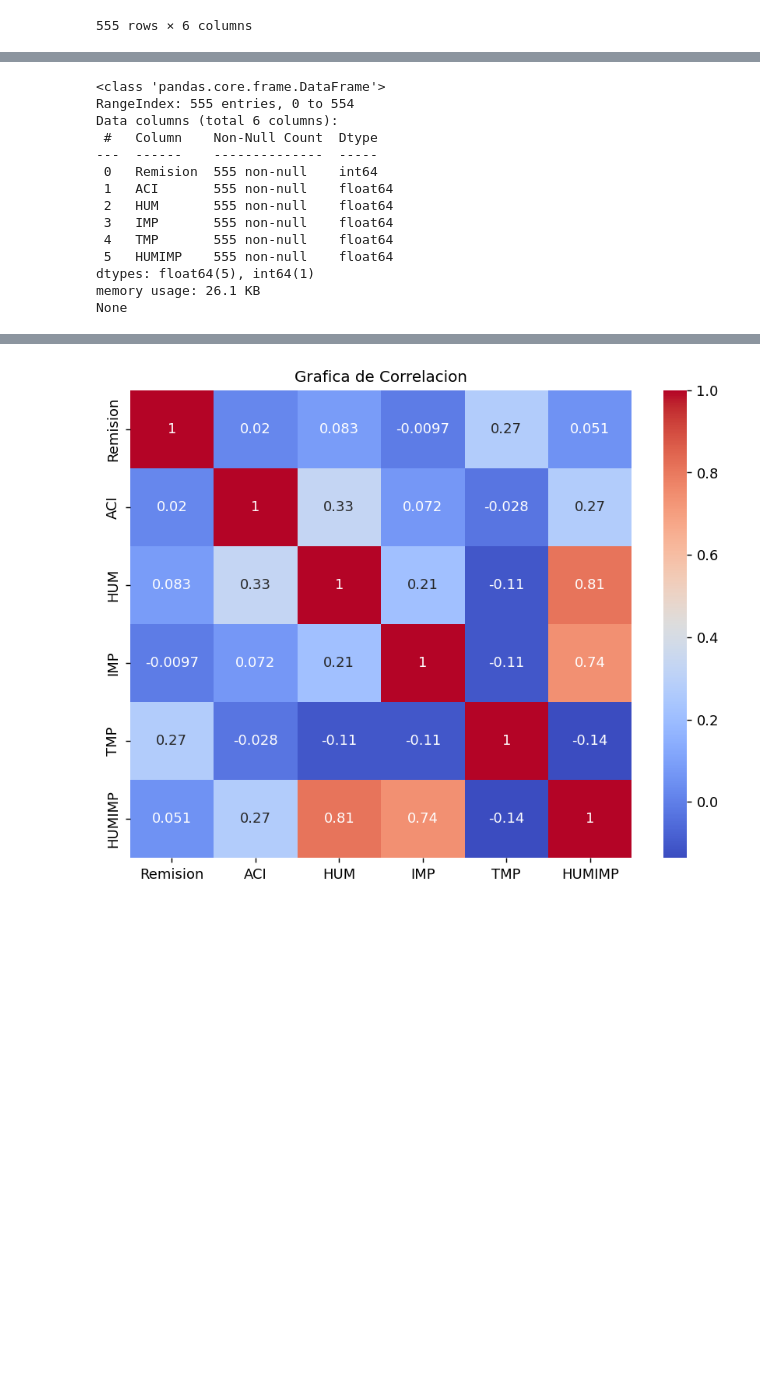
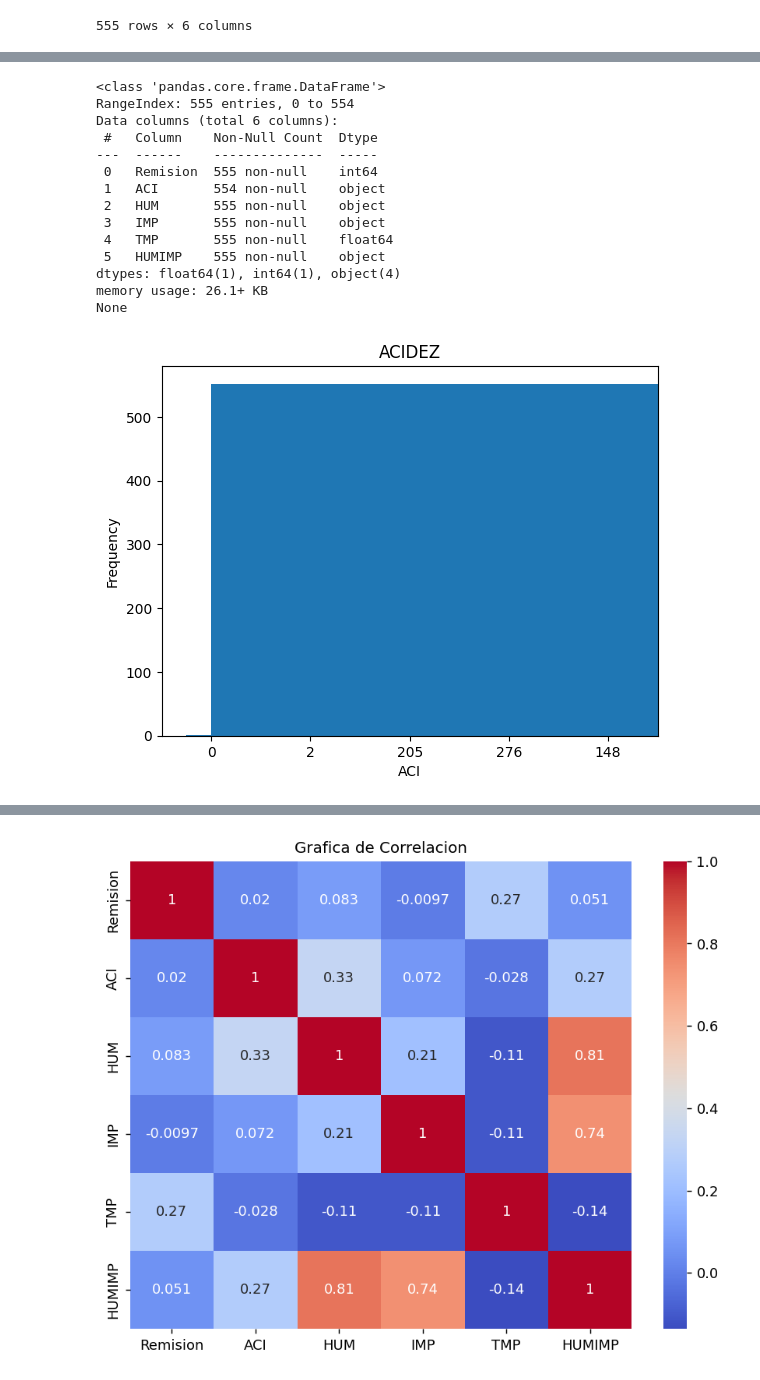
Before and after one commit to claudia-pixel/taller1, a Jupyter notebook: AnalisisBivariado.ipynb, the cells around one changed output, grey strips where cells are left out. Saved outputs shown, nothing was run; the diff lists cells and outputs as text; code cells hidden in the pictures; blank space fills up the shorter version.

```diff
--- a/AnalisisBivariado.ipynb
+++ b/AnalisisBivariado.ipynb
@@ -183,3 +210,5 @@ data
+# %%
+data['ACI'] = data['ACI'].str.replace('.', ',')
 # %%
 print(data.info())
 # %% [output]
@@ -189,11 +218,23 @@ Data columns (total 6 columns):
  #   Column    Non-Null Count  Dtype
 ---  ------    --------------  -----
  0   Remision  555 non-null    int64
- 1   ACI       555 non-null    float64
- 2   HUM       555 non-null    float64
- 3   IMP       555 non-null    float64
+ 1   ACI       554 non-null    object
+ 2   HUM       555 non-null    object
+ 3   IMP       555 non-null    object
  4   TMP       555 non-null    float64
- 5   HUMIMP    555 non-null    float64
-dtypes: float64(5), int64(1)
-memory usage: 26.1 KB
+ 5   HUMIMP    555 non-null    object
+dtypes: float64(1), int64(1), object(4)
+memory usage: 26.1+ KB
 None
+# %%
+data['ACI'] = pd.to_numeric(data['ACI'], errors='coerce')
+# %%
+data['ACI'] = data['ACI'].fillna(0).astype(int)
+# %%
+data.ACI.value_counts(normalize=True).plot.bar(title = "ACIDEZ",rot=0)
+plt.hist(data['ACI'])
+plt.xlabel('ACI')
+plt.ylabel('Frequency')
+plt.show()
+# %% [output]
+[figure, added]
```
Also changed, not shown: parts of 17 cells of this notebook, 1 other file.
